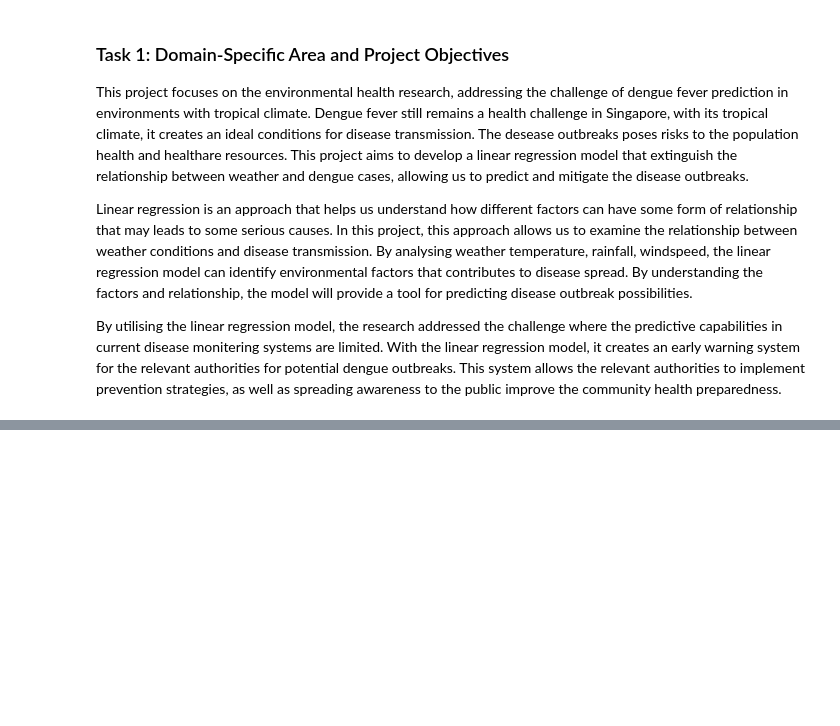
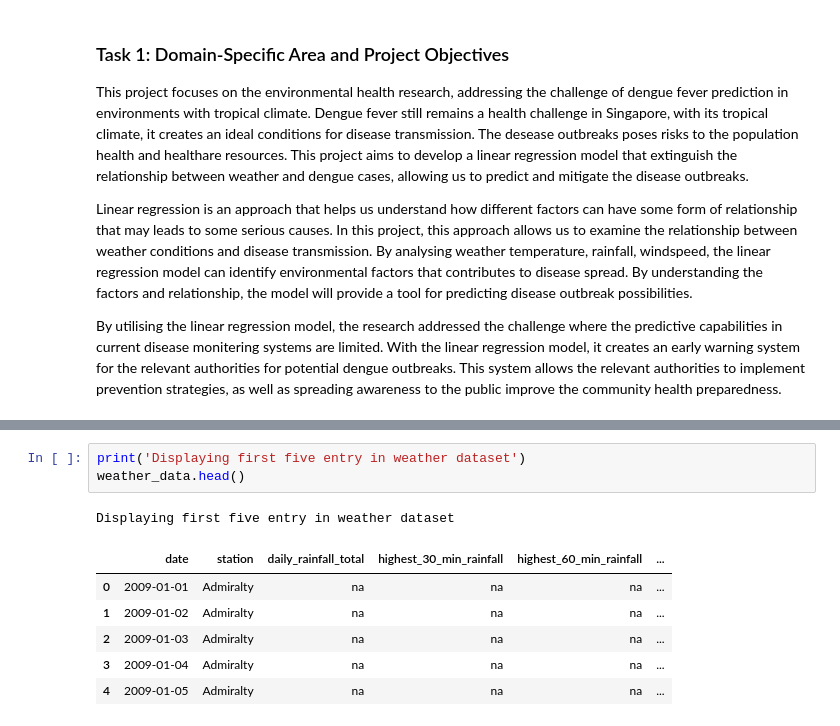
Before and after one commit to Jx1126/ds-midterm, a Jupyter notebook: midterm.ipynb, the cells around one changed output, grey strips where cells are left out. Drawn from its saved outputs; the diff is of its cells as text; blank space fills up the shorter version.

```diff
--- a/midterm.ipynb
+++ b/midterm.ipynb
@@ -52,0 +103,11 @@ Column Legend:
+# %%
+print('Displaying first five entry in weather dataset')
+weather_data.head()
+# %% [output]
+Displaying first five entry in weather dataset
+|  | date | station | daily_rainfall_total | highest_30_min_rainfall | highest_60_min_rainfall | ... |
+| 0 | 2009-01-01 | Admiralty | na | na | na | ... |
+| 1 | 2009-01-02 | Admiralty | na | na | na | ... |
+| 2 | 2009-01-03 | Admiralty | na | na | na | ... |
+| 3 | 2009-01-04 | Admiralty | na | na | na | ... |
+| 4 | 2009-01-05 | Admiralty | na | na | na | ... |
```
Also changed, not shown: parts of 17 cells of this notebook.
